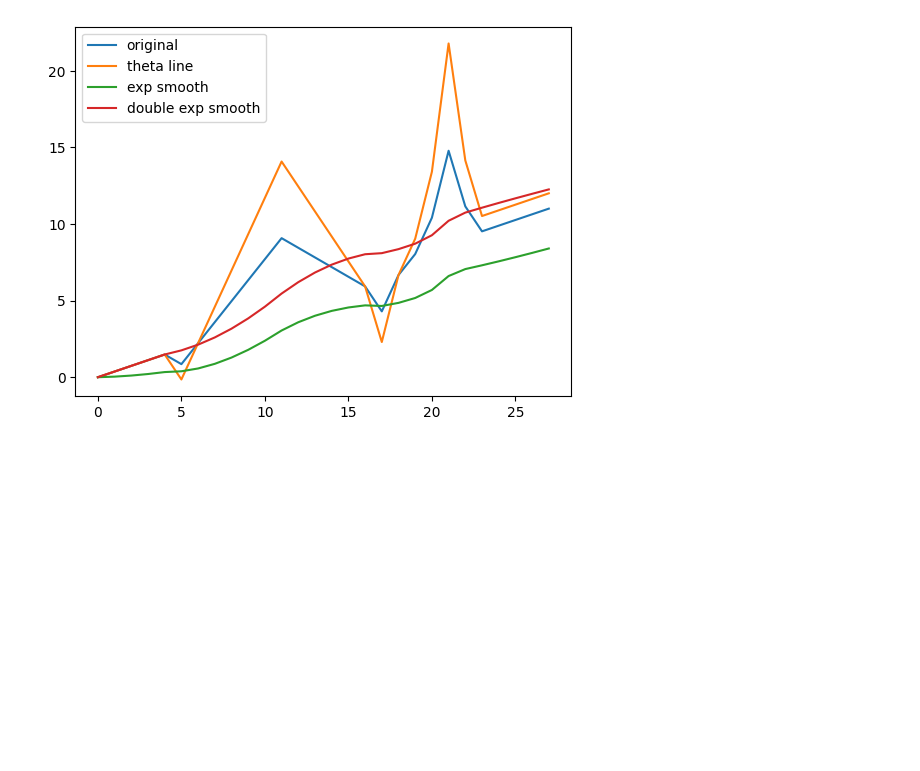
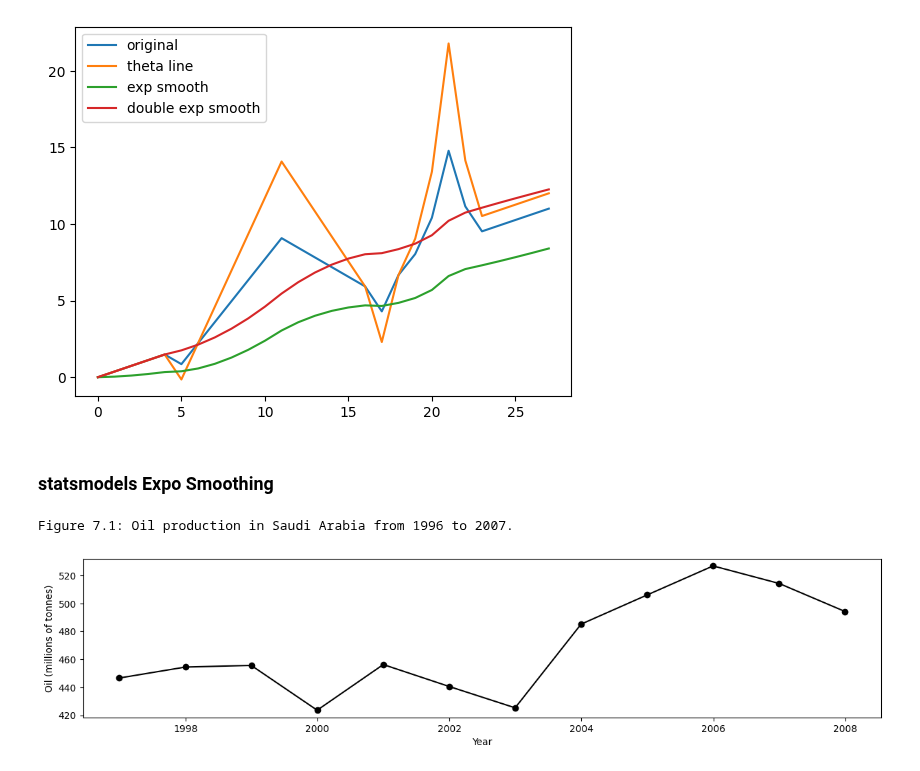
Before and after one commit to hikotei/2023_11-PTSFC, a Jupyter notebook: Energy/2023_12_28 expo smooth, theta.ipynb, the cells around one changed output. Cells and saved outputs as stored; diff of their text form; code cells hidden in the pictures; blank space fills up the shorter version.

```diff
--- a/Energy/2023_12_28 expo smooth, theta.ipynb
+++ b/Energy/2023_12_28 expo smooth, theta.ipynb
@@ -179,3 +198,5 @@ plt.legend()
 plt.show()
 # %% [output]
 [figure]
+# %% [markdown]
+### statsmodels Expo Smoothing
@@ -181,0 +211,38 @@ plt.show()
+# %%
+# Oil Data
+data_oil = [446.6565, 454.4733, 455.663, 423.6322, 456.2713, 440.5881, 425.3325, 485.1494, 506.0482, 526.792, 514.2689, 494.211]
+index_oil = pd.date_range(start="1996", end="2008", freq="A")
+oildata = pd.Series(data_oil, index=index_oil)
+
+# Air Data
+data_air = [17.5534, 21.86, 23.8866, 26.9293, 26.8885, 28.8314, 30.0751, 30.9535, 30.1857, 31.5797, 32.5776, 33.4774, 39.0216,
+            41.3864, 41.5966]
+index_air = pd.date_range(start="1990", end="2005", freq="A")
+air = pd.Series(data_air, index=index_air)
+
+# Livestock2 Data
+data_livestock2 = [263.9177, 268.3072, 260.6626, 266.6394, 277.5158, 283.834, 290.309, 292.4742, 300.8307, 309.2867, 318.3311,
+                   329.3724, 338.884, 339.2441, 328.6006, 314.2554, 314.4597, 321.4138, 329.7893, 346.3852, 352.2979, 348.3705,
+                   417.5629, 417.1236, 417.7495, 412.2339, 411.9468, 394.6971, 401.4993, 408.2705, 414.2428]
+index_livestock2 = pd.date_range(start="1970", end="2001", freq="A")
+livestock2 = pd.Series(data_livestock2, index=index_livestock2)
+
+# Livestock3 Data
+data_livestock3 = [407.9979, 403.4608, 413.8249, 428.105, 445.3387, 452.9942, 455.7402]
+index_livestock3 = pd.date_range(start="2001", end="2008", freq="A")
+livestock3 = pd.Series(data_livestock3, index=index_livestock3)
+
+# Aust Data
+data_aust = [41.7275, 24.0418, 32.3281, 37.3287, 46.2132, 29.3463, 36.4829, 42.9777, 48.9015, 31.1802, 37.7179, 40.4202,
+             51.2069, 31.8872, 40.9783, 43.7725, 55.5586, 33.8509, 42.0764, 45.6423, 59.7668, 35.1919, 44.3197, 47.9137]
+index_aust = pd.date_range(start="2005", end="2010-Q4", freq="QS-OCT")
+aust = pd.Series(data_aust, index=index_aust)
+# %%
+plt.figure(figsize=(15,3))
+plt.plot(oildata, marker='o', color='black')
+plt.xlabel("Year")
+plt.ylabel("Oil (millions of tonnes)")
+print("Figure 7.1: Oil production in Saudi Arabia from 1996 to 2007.")
+# %% [output]
+Figure 7.1: Oil production in Saudi Arabia from 1996 to 2007.
+[figure, added]
```
Also changed, not shown: parts of 5 cells of this notebook, 2 other files.
